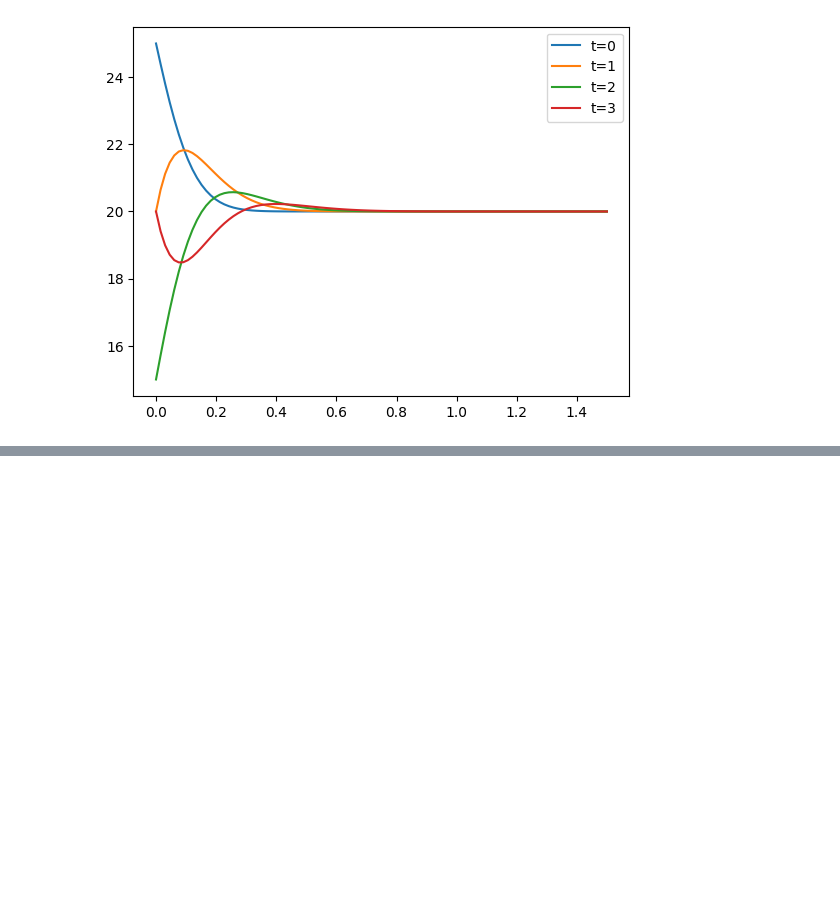
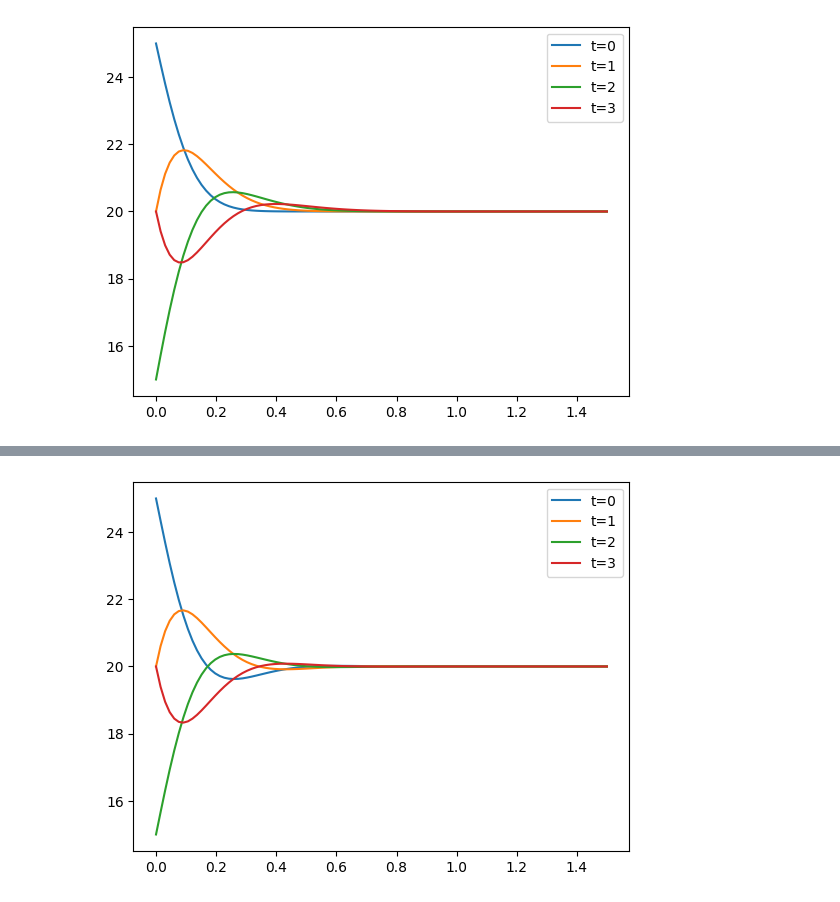
Before and after one commit to mjunaid31/project, a Jupyter notebook: plasmatrial.ipynb, the cells around one changed output, grey strips where cells are left out. Saved outputs shown, nothing was run; the diff lists cells and outputs as text; code cells hidden in the pictures; blank space fills up the shorter version.

```diff
--- a/plasmatrial.ipynb
+++ b/plasmatrial.ipynb
@@ -188,0 +185,15 @@ plt.show()
+# %%
+for i in range(len(plotanlyt)):
+    plt.plot(zz,plotanlyt[i],label=f't={i}')
+
+# for j in range(len(complot)):
+#     #print(complot[j])
+#     plt.plot(z,complot[j],color="Blue",label=f't={j}')
+
+# for i in range(len(plotanlyt)):
+#     plt.scatter(z,plotanlyt[i],label=f't={i}')
+
+plt.legend()
+plt.show()
+# %% [output]
+[figure, added]
```
Also changed, not shown: parts of 8 cells of this notebook.
